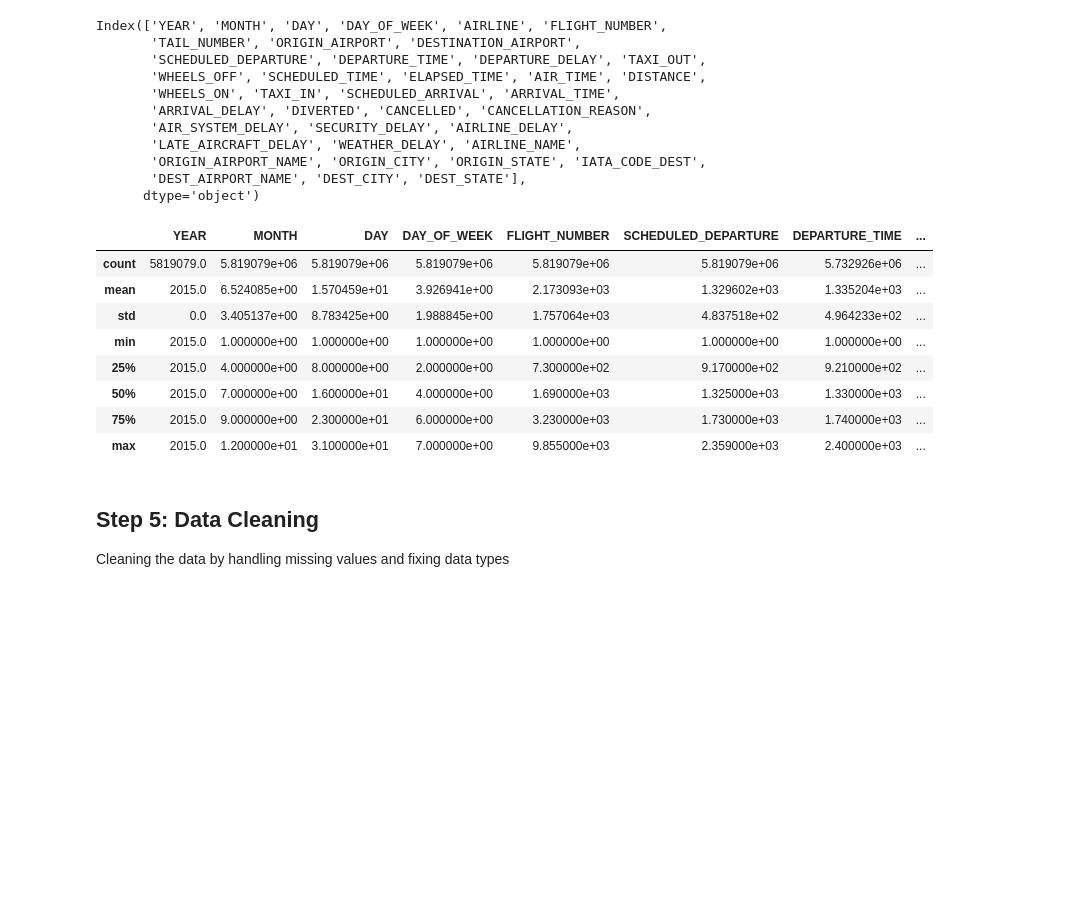
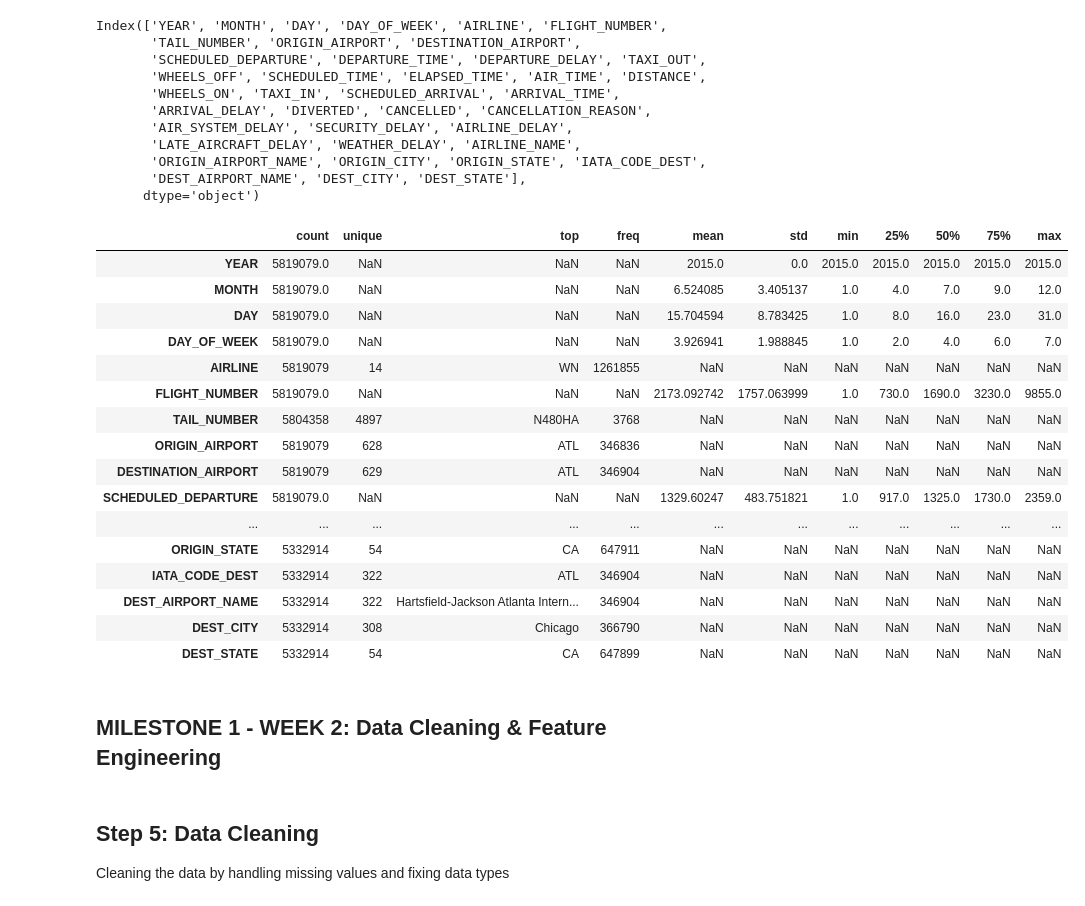
Before and after one commit to ryadavnitb/Batch-7, a Jupyter notebook: main.ipynb, the cells around one changed output. Saved outputs shown, nothing was run; the diff lists cells and outputs as text; code cells hidden in the pictures; blank space fills up the shorter version.

```diff
--- a/main.ipynb
+++ b/main.ipynb
@@ -109,17 +111,27 @@ Index(['YEAR', 'MONTH', 'DAY', 'DAY_OF_WEEK', 'AIRLINE', 'FLIGHT_NUMBER',
        'DEST_AIRPORT_NAME', 'DEST_CITY', 'DEST_STATE'],
       dtype='object')
 # %%
-df.describe()
+df.describe(include='all').T
 # %% [output]
-|  | YEAR | MONTH | DAY | DAY_OF_WEEK | FLIGHT_NUMBER | SCHEDULED_DEPARTURE | DEPARTURE_TIME | ... |
-| count | 5819079.0 | 5.819079e+06 | 5.819079e+06 | 5.819079e+06 | 5.819079e+06 | 5.819079e+06 | 5.732926e+06 | ... |
-| mean | 2015.0 | 6.524085e+00 | 1.570459e+01 | 3.926941e+00 | 2.173093e+03 | 1.329602e+03 | 1.335204e+03 | ... |
-| std | 0.0 | 3.405137e+00 | 8.783425e+00 | 1.988845e+00 | 1.757064e+03 | 4.837518e+02 | 4.964233e+02 | ... |
-| min | 2015.0 | 1.000000e+00 | 1.000000e+00 | 1.000000e+00 | 1.000000e+00 | 1.000000e+00 | 1.000000e+00 | ... |
-| 25% | 2015.0 | 4.000000e+00 | 8.000000e+00 | 2.000000e+00 | 7.300000e+02 | 9.170000e+02 | 9.210000e+02 | ... |
-| 50% | 2015.0 | 7.000000e+00 | 1.600000e+01 | 4.000000e+00 | 1.690000e+03 | 1.325000e+03 | 1.330000e+03 | ... |
-| 75% | 2015.0 | 9.000000e+00 | 2.300000e+01 | 6.000000e+00 | 3.230000e+03 | 1.730000e+03 | 1.740000e+03 | ... |
-| max | 2015.0 | 1.200000e+01 | 3.100000e+01 | 7.000000e+00 | 9.855000e+03 | 2.359000e+03 | 2.400000e+03 | ... |
+|  | count | unique | top | freq | mean | std | min | 25% | 50% | 75% | max |
+| YEAR | 5819079.0 | NaN | NaN | NaN | 2015.0 | 0.0 | 2015.0 | 2015.0 | 2015.0 | 2015.0 | 2015.0 |
+| MONTH | 5819079.0 | NaN | NaN | NaN | 6.524085 | 3.405137 | 1.0 | 4.0 | 7.0 | 9.0 | 12.0 |
+| DAY | 5819079.0 | NaN | NaN | NaN | 15.704594 | 8.783425 | 1.0 | 8.0 | 16.0 | 23.0 | 31.0 |
+| DAY_OF_WEEK | 5819079.0 | NaN | NaN | NaN | 3.926941 | 1.988845 | 1.0 | 2.0 | 4.0 | 6.0 | 7.0 |
+| AIRLINE | 5819079 | 14 | WN | 1261855 | NaN | NaN | NaN | NaN | NaN | NaN | NaN |
+| FLIGHT_NUMBER | 5819079.0 | NaN | NaN | NaN | 2173.092742 | 1757.063999 | 1.0 | 730.0 | 1690.0 | 3230.0 | 9855.0 |
+| TAIL_NUMBER | 5804358 | 4897 | N480HA | 3768 | NaN | NaN | NaN | NaN | NaN | NaN | NaN |
+| ORIGIN_AIRPORT | 5819079 | 628 | ATL | 346836 | NaN | NaN | NaN | NaN | NaN | NaN | NaN |
+| DESTINATION_AIRPORT | 5819079 | 629 | ATL | 346904 | NaN | NaN | NaN | NaN | NaN | NaN | NaN |
+| SCHEDULED_DEPARTURE | 5819079.0 | NaN | NaN | NaN | 1329.60247 | 483.751821 | 1.0 | 917.0 | 1325.0 | 1730.0 | 2359.0 |
+| ... | ... | ... | ... | ... | ... | ... | ... | ... | ... | ... | ... |
+| ORIGIN_STATE | 5332914 | 54 | CA | 647911 | NaN | NaN | NaN | NaN | NaN | NaN | NaN |
+| IATA_CODE_DEST | 5332914 | 322 | ATL | 346904 | NaN | NaN | NaN | NaN | NaN | NaN | NaN |
+| DEST_AIRPORT_NAME | 5332914 | 322 | Hartsfield-Jackson Atlanta Intern... | 346904 | NaN | NaN | NaN | NaN | NaN | NaN | NaN |
+| DEST_CITY | 5332914 | 308 | Chicago | 366790 | NaN | NaN | NaN | NaN | NaN | NaN | NaN |
+| DEST_STATE | 5332914 | 54 | CA | 647899 | NaN | NaN | NaN | NaN | NaN | NaN | NaN |
+# %% [markdown]
+## MILESTONE 1 - WEEK 2: Data Cleaning & Feature Engineering
 # %% [markdown]
 ## Step 5: Data Cleaning
 
```
Also changed, not shown: parts of 57 cells of this notebook.
